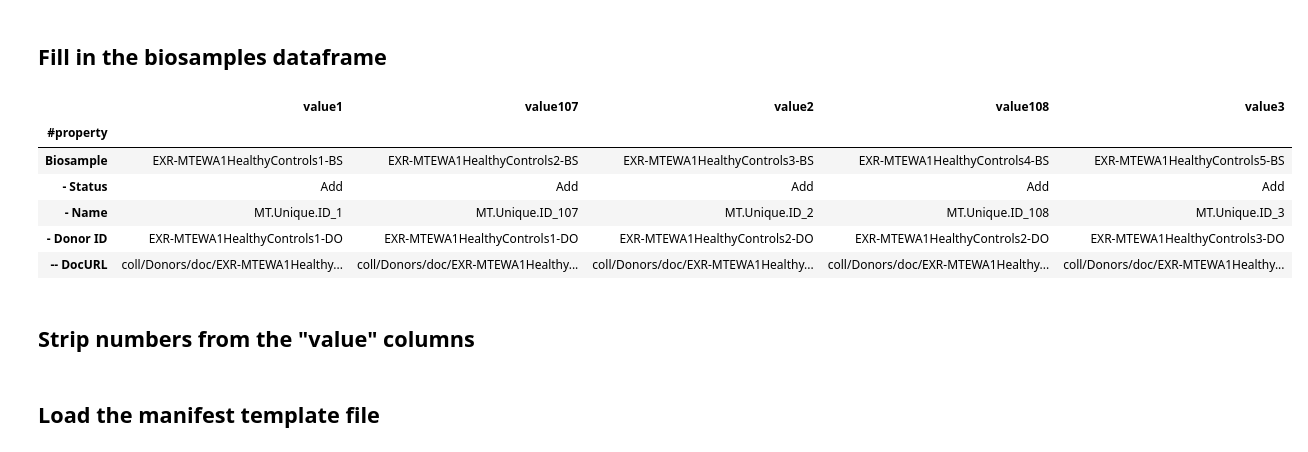
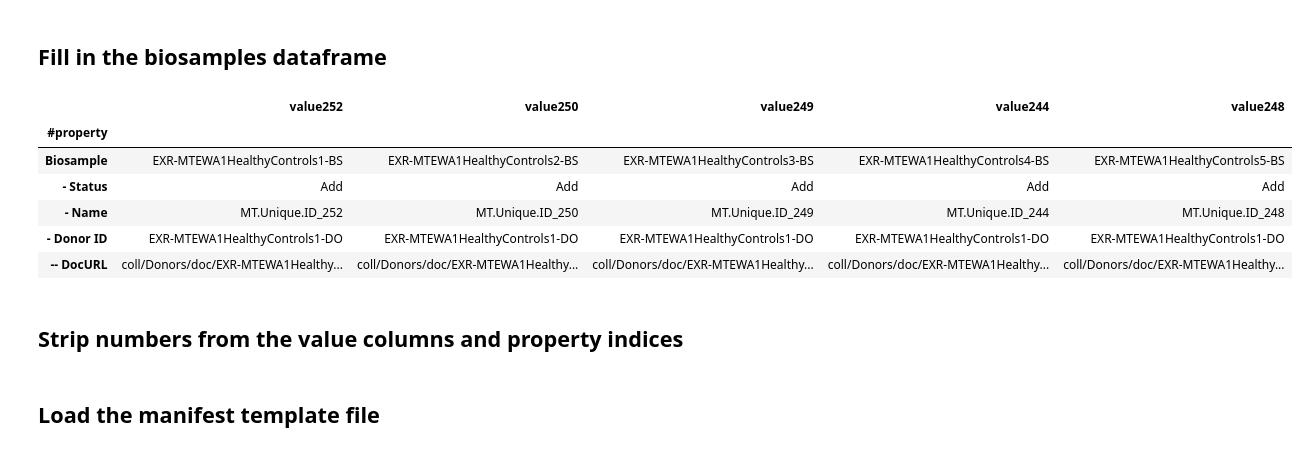
Before and after one commit to kelly-sovacool/dmrr-submission-prep, a Jupyter notebook: dmrr_prep.ipynb, the cells around one changed output. Saved outputs shown, nothing was run; the diff lists cells and outputs as text; code cells hidden in the pictures.

```diff
--- a/dmrr_prep.ipynb
+++ b/dmrr_prep.ipynb
@@ -8,13 +17,15 @@ study_name = 'EXR-MTEWA1HealthyControls'
 import pandas as pd
 import numpy as np
 samples_df = pd.read_csv('sample_sheet.csv')
-for column in ['Gender', 'Race', 'Source']:  # capitalize and strip whitespace for consistency
-    samples_df[column] = samples_df[column].str.capitalize()
+for column in ['Gender', 'Race', 'Source']:  # strip whitespace for consistency
     samples_df[column] = samples_df[column].str.strip()
 # only use healthy control study and samples that passed quality control
-samples_df = samples_df.loc[(samples_df['Study'] == 'Healthy Controls') & (samples_df['MISEQ.QC.PASS'] == 'PASS')]
+samples_df = samples_df.loc[(samples_df['Study'].isin(study_names)) & (samples_df['MISEQ.QC.PASS'] == 'PASS')]
 # keep only the necessary columns
-samples_df = samples_df[['Participant.ID', 'MT.Unique.ID', 'Age', 'Gender', 'Race', 'Source']]
+samples_df = samples_df[['Participant.ID', 'Sample.ID', 'MT.Unique.ID', 'Age', 'Gender', 'Race', 'Source', 'Study']]
 samples_df = samples_df.set_index(['MT.Unique.ID']).sort_values(by='Participant.ID')
+if is_time_series:
+    samples_df['timepoint'] = pd.Series([sample_id.split('-')[1] for sample_id in samples_df['Sample.ID']], index=samples_df.index)
+    samples_df['timestep'] = pd.Series([study.split('-')[1] for study in samples_df['Study']], index=samples_df.index)
 samples_df[:5]
 # %% [output]
@@ -30,6 +41,8 @@ samples_df[:5]
 # %%
 # remove duplicate participants -- all have plasma but some additionally have serum
 participants = samples_df.loc[(samples_df['Source'] == 'Plasma')]
+if is_time_series:
+    participants = participants.loc[(participants['timepoint'] == 'T0')]
 participants = participants[['Participant.ID', 'Age', 'Race', 'Gender']].set_index('Participant.ID')
 participants[:5]
 # %% [output]
@@ -85,15 +97,16 @@ donors.head()
 # %%
 i = 1
 for part_id in participants.index:
+    print(part_id)
     participant_column = 'value' + part_id
-    donor_id = study_name + str(i) + '-DO'
+    donor_id = study_id + str(i) + '-DO'
     participants.loc[part_id, 'donor.id'] = donor_id
     donors.insert(i, participant_column, donors['value'])
     donors.loc['Donor', participant_column] = donor_id  # for matching biosamples to donor ids
     donors.loc['- Status', participant_column] = 'Add'
     donors.loc['- Sex', participant_column] = participants.at[part_id, 'Gender']
     donors.loc['- Racial Category', participant_column] = participants.at[part_id, 'Race']
-    donors.loc['- Donor Type', participant_column] = 'Healthy Subject'
+    donors.loc['- Donor Type', participant_column] = 'Healthy Subject' if not is_time_series else 'Experimental'
     donors.loc['- Age', participant_column] = str(participants.at[part_id, 'Age']) + ' years'
     donors.loc['* Custom Metadata', participant_column] = 1
     donors.loc['*- Property Name', participant_column] = 'Participant.ID'
@@ -143,6 +171,11 @@ biosamples = biosamples.drop(['-- Age at Sampling', '-- Notes', '- Description',
 
 biosamples = biosamples.T
 biosamples.insert(18, '*-- DocURL', [np.nan, 'URL', np.nan, np.nan, 'Relative ID (accession) of doc, provide Document URL'])
+if is_time_series:
+    biosamples.insert(23, '*- Property Name2', biosamples['*- Property Name'])
+    biosamples.insert(24, '*-- Value2', biosamples['*-- Value'])
+    biosamples.insert(25, '*- Property Name3', biosamples['*- Property Name'])
+    biosamples.insert(26, '*-- Value3', biosamples['*-- Value'])
 biosamples = biosamples.T
 biosamples.iloc[:5, :5]
 # %% [output]
@@ -158,41 +191,46 @@ biosamples.iloc[:5, :5]
 # %%
 i = 1
 for mt_unique_id in samples_df.index:
     donor_id = participants.loc[samples_df.loc[mt_unique_id, 'Participant.ID'], 'donor.id']
     sample_column = 'value' + str(mt_unique_id)
     biosamples.insert(i, sample_column, biosamples['value'])
-    biosamples.loc['Biosample', sample_column] = study_name + str(i) + '-BS'
+    biosamples.loc['Biosample', sample_column] = study_id + str(i) + '-BS'
     biosamples.loc['- Status', sample_column] = 'Add'
     biosamples.loc['- Name', sample_column] = 'MT.Unique.ID_' + str(mt_unique_id)
     biosamples.loc['- Donor ID', sample_column] = donor_id
     biosamples.loc['-- DocURL', sample_column] = 'coll/Donors/doc/' + donor_id
     biosamples.loc['--- Scientific Name', sample_column] = 'Homo sapiens'
     biosamples.loc['--- Common Name', sample_column] = 'Human'
     biosamples.loc['--- Taxon ID', sample_column] = 9606
     biosamples.loc['-- Disease Type', sample_column] = 'Healthy Subject'
     biosamples.loc['-- Anatomical Location', sample_column] = 'Plasma cell'
     biosamples.loc['--- Biofluid Name', sample_column] = samples_df.loc[mt_unique_id, 'Source']
     biosamples.loc['-- exRNA Source', sample_column] = ' total cell-free biofluid RNA'
     biosamples.loc['-- Fractionation', sample_column] = 'Yes'
     biosamples.loc['* Related Experiments', sample_column] = 1
-    biosamples.loc['*- Related Experiment', sample_column] = study_name + '1-EX'
-    biosamples.loc['*-- DocURL', sample_column] = 'coll/Experiments/doc/' + study_name + '1-EX'
-    biosamples.loc['* Custom Metadata', sample_column] = 1
+    biosamples.loc['*- Related Experiment', sample_column] = study_id + '1-EX'
+    biosamples.loc['*-- DocURL', sample_column] = 'coll/Experiments/doc/' + study_id + '1-EX'
+    biosamples.loc['* Custom Metadata', sample_column] = 2 if is_time_series else 1
     biosamples.loc['*- Property Name', sample_column] = 'Participant.ID'
     biosamples.loc['*-- Value', sample_column] = samples_df.loc[mt_unique_id, 'Participant.ID']
+    if is_time_series:
+        biosamples.loc['*- Property Name2', sample_column] = 'timepoint'
+        biosamples.loc['*-- Value2', sample_column] = samples_df.loc[mt_unique_id, 'timepoint']
+        biosamples.loc['*- Property Name3', sample_column] = 'timestep'
+        biosamples.loc['*-- Value3', sample_column] = samples_df.loc[mt_unique_id, 'timestep']
     i += 1
 
 biosamples = biosamples.drop('value', axis=1)
 biosamples.iloc[:5, :5]
 # %% [output]
-|  | value1 | value107 | value2 | value108 | value3 |
+|  | value252 | value250 | value249 | value244 | value248 |
 | #property |  |  |  |  |  |
 | Biosample | EXR-MTEWA1HealthyControls1-BS | EXR-MTEWA1HealthyControls2-BS | EXR-MTEWA1HealthyControls3-BS | EXR-MTEWA1HealthyControls4-BS | EXR-MTEWA1HealthyControls5-BS |
 | - Status | Add | Add | Add | Add | Add |
-| - Name | MT.Unique.ID_1 | MT.Unique.ID_107 | MT.Unique.ID_2 | MT.Unique.ID_108 | MT.Unique.ID_3 |
-| - Donor ID | EXR-MTEWA1HealthyControls1-DO | EXR-MTEWA1HealthyControls1-DO | EXR-MTEWA1HealthyControls2-DO | EXR-MTEWA1HealthyControls2-DO | EXR-MTEWA1HealthyControls3-DO |
+| - Name | MT.Unique.ID_252 | MT.Unique.ID_250 | MT.Unique.ID_249 | MT.Unique.ID_244 | MT.Unique.ID_248 |
+| - Donor ID | EXR-MTEWA1HealthyControls1-DO | EXR-MTEWA1HealthyControls1-DO | EXR-MTEWA1HealthyControls1-DO | EXR-MTEWA1HealthyControls1-DO | EXR-MTEWA1HealthyControls1-DO |
 | -- DocURL | coll/Donors/doc/EXR-MTEWA1Healthy... | coll/Donors/doc/EXR-MTEWA1Healthy... | coll/Donors/doc/EXR-MTEWA1Healthy... | coll/Donors/doc/EXR-MTEWA1Healthy... | coll/Donors/doc/EXR-MTEWA1Healthy... |
 # %% [markdown]
-## Strip numbers from the "value" columns
+## Strip numbers from the value columns and property indices
 # %%
 for df in [donors, biosamples]:
```
Also changed, not shown: parts of 12 cells of this notebook, 5 other files.
